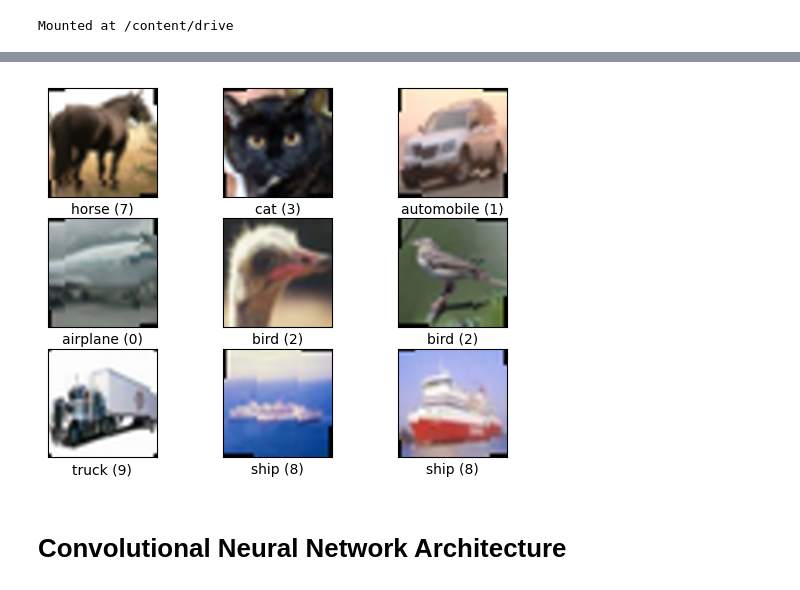
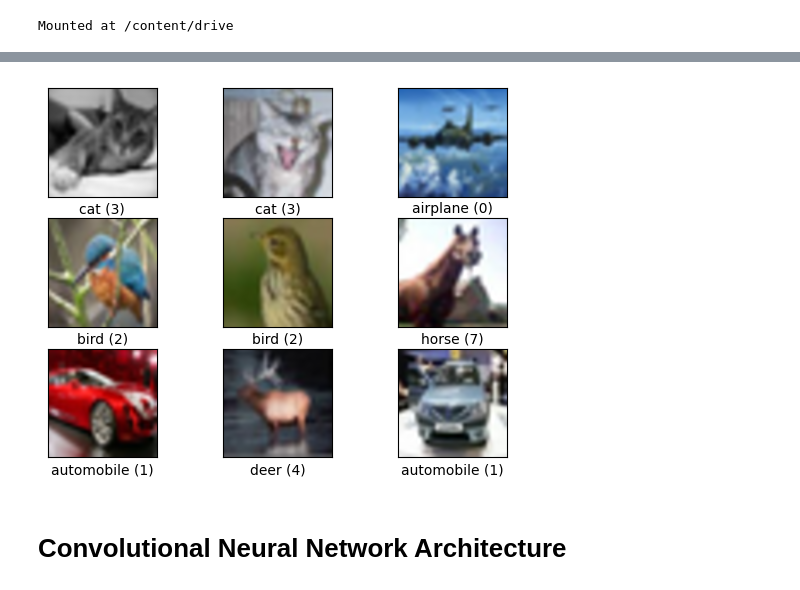
Before and after one commit to Skaims/DLAV, a Jupyter notebook: graded_homework/hw1/CNN Exercice.ipynb, the cells around one changed output, grey strips where cells are left out. Drawn from its saved outputs; the diff is of its cells as text; code cells hidden in the pictures.

```diff
--- a/graded_homework/hw1/CNN Exercice.ipynb
+++ b/graded_homework/hw1/CNN Exercice.ipynb
@@ -113,8 +113,6 @@ def get_train_valid_loader(data_dir='data',
     # Define the transform for training (and data augmentation)
 
     train_transform = transforms.Compose([
-        transforms.RandomHorizontalFlip(),
-        transforms.RandomRotation(5),
         transforms.ToTensor(),
         normalize,
     ])
@@ -185,4 +176,4 @@ WARNING:matplotlib.image:Clipping input data to the valid range for imshow with
-[figure, old version]
+[figure, new version]
 # %% [markdown]
 # Convolutional Neural Network Architecture
 # %% [markdown]
```
Also changed, not shown: parts of 5 cells of this notebook.
